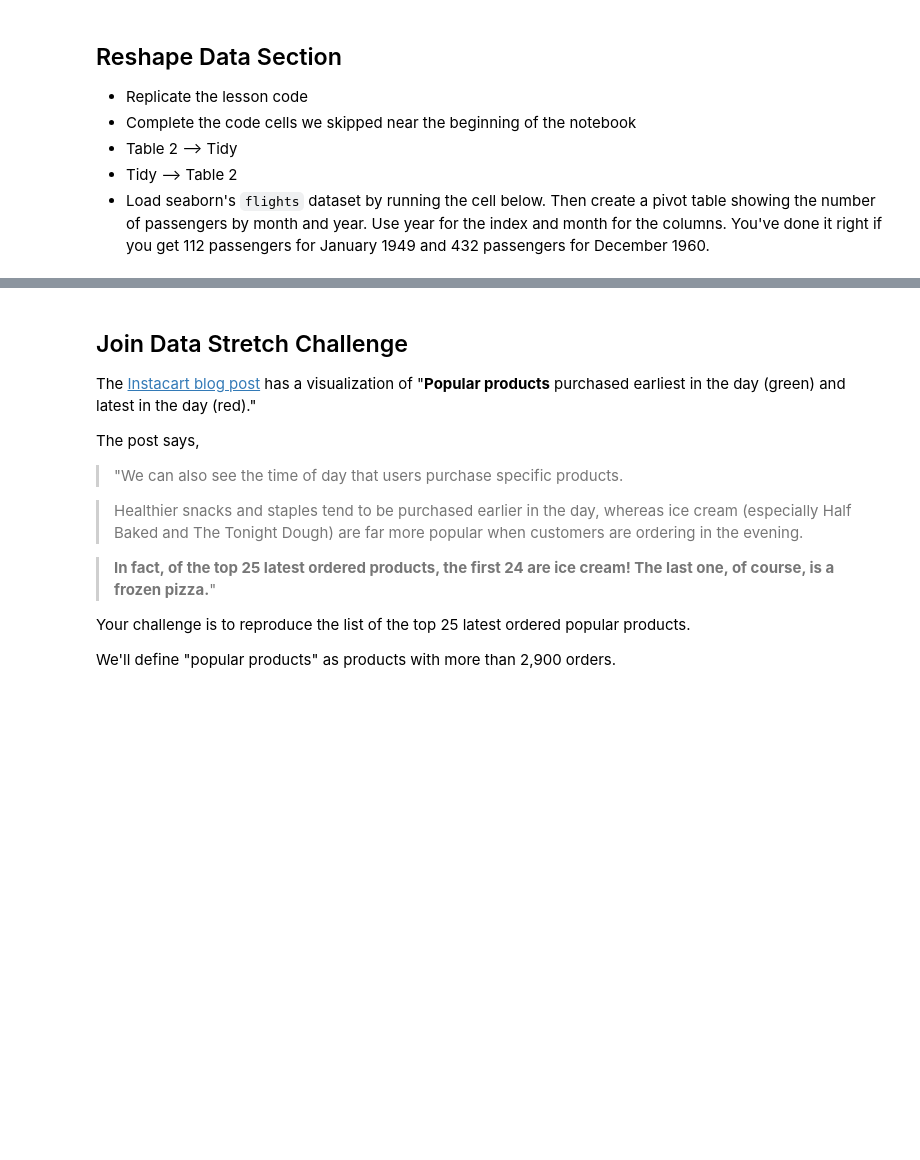
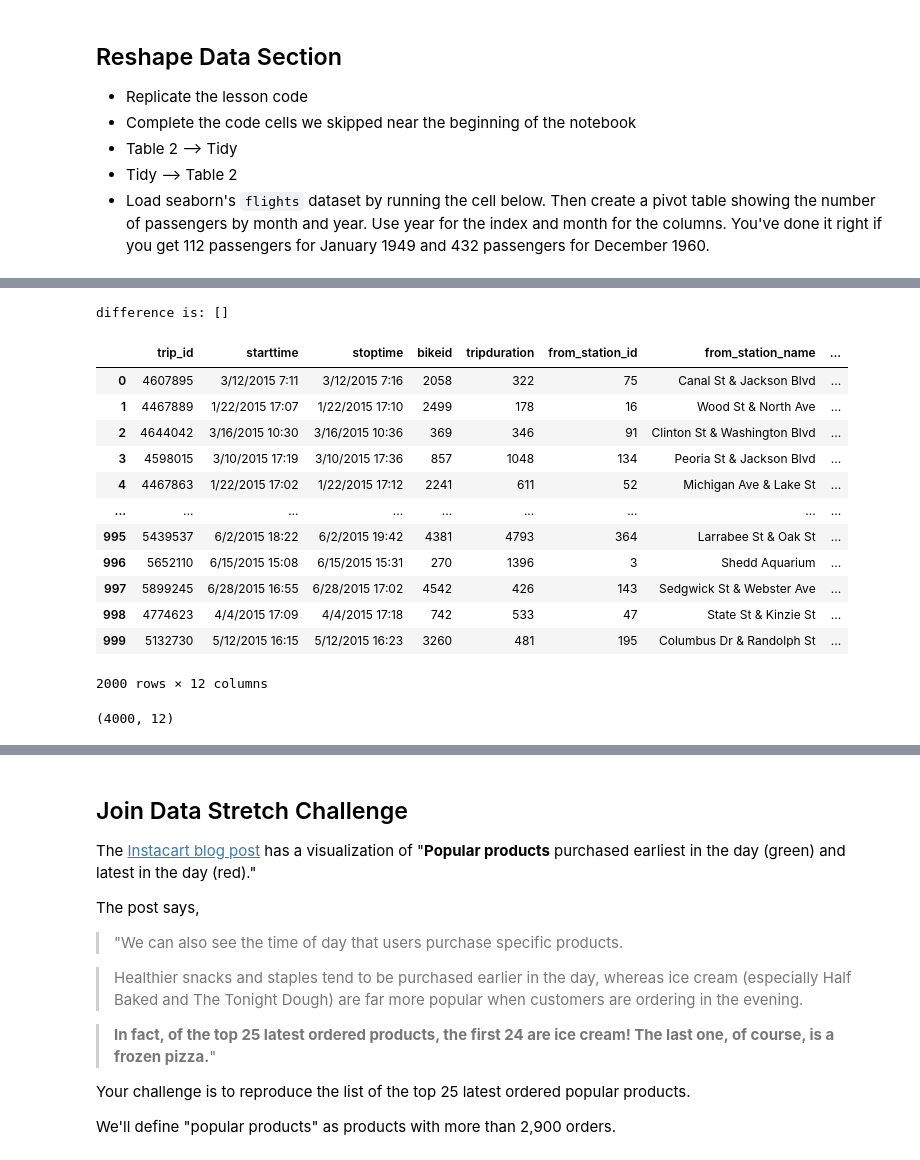
Before and after one commit to gomlfx/CodeSearchNet, a Jupyter notebook: LS_DS_113_Join_and_Reshape_Data_Assignment_Mike_Smith.ipynb, the cells around one changed output, grey strips where cells are left out. Cells and saved outputs as stored; diff of their text form; code cells hidden in the pictures; blank space fills up the shorter version.

```diff
--- a/LS_DS_113_Join_and_Reshape_Data_Assignment_Mike_Smith.ipynb
+++ b/LS_DS_113_Join_and_Reshape_Data_Assignment_Mike_Smith.ipynb
@@ -334,0 +565,14 @@ NameError: ignored
+# %%
+#more complex examples
+#concatenating time-series from Chicago
+# Here's some data about Chicago bikesharing.
+source_path='https://raw.githubusercontent.com/austinlasseter/pandas_visualization/master/data/Divvy_Trips_dataset/'
+q1_path=source_path + 'Divvy_Trips_2015-Q1.csv'
+q2_path=source_path + 'Divvy_Trips_2015-Q2.csv'
+q3_path=source_path + 'Divvy_Trips_2015-Q3.csv'
+q4_path=source_path + 'Divvy_Trips_2015-Q4.csv'
+# %%
+#1st quarter
+q1 = pd.read_csv(q1_path)
+print(q1.shape)
+q1.head()
@@ -334,0 +587,5 @@ NameError: ignored
+# %%
+#2nd quarter?
+q2 = pd.read_csv(q2_path)
+print(q2.shape)
+q2.head()
@@ -334,0 +613,36 @@ NameError: ignored
+# %%
+#check if they're really equal
+def diff_check(list1,list2):
+  diff=list(set(list1)-set(list2))
+  print('difference is:',diff)
+
+diff_check(q1.columns, q2.columns)
+#empty value means there's no difference, the columns are exactly equal
+# %% [output]
+difference is: []
+# %%
+#now that we know they're equal, .concat() them
+q1_q2=pd.concat([q1,q2], axis=0)
+(q1_q2)
+# %% [output]
+|  | trip_id | starttime | stoptime | bikeid | tripduration | from_station_id | from_station_name | ... |
+| 0 | 4607895 | 3/12/2015 7:11 | 3/12/2015 7:16 | 2058 | 322 | 75 | Canal St & Jackson Blvd | ... |
+| 1 | 4467889 | 1/22/2015 17:07 | 1/22/2015 17:10 | 2499 | 178 | 16 | Wood St & North Ave | ... |
+| 2 | 4644042 | 3/16/2015 10:30 | 3/16/2015 10:36 | 369 | 346 | 91 | Clinton St & Washington Blvd | ... |
+| 3 | 4598015 | 3/10/2015 17:19 | 3/10/2015 17:36 | 857 | 1048 | 134 | Peoria St & Jackson Blvd | ... |
+| 4 | 4467863 | 1/22/2015 17:02 | 1/22/2015 17:12 | 2241 | 611 | 52 | Michigan Ave & Lake St | ... |
+| ... | ... | ... | ... | ... | ... | ... | ... | ... |
+| 995 | 5439537 | 6/2/2015 18:22 | 6/2/2015 19:42 | 4381 | 4793 | 364 | Larrabee St & Oak St | ... |
+| 996 | 5652110 | 6/15/2015 15:08 | 6/15/2015 15:31 | 270 | 1396 | 3 | Shedd Aquarium | ... |
+| 997 | 5899245 | 6/28/2015 16:55 | 6/28/2015 17:02 | 4542 | 426 | 143 | Sedgwick St & Webster Ave | ... |
+| 998 | 4774623 | 4/4/2015 17:09 | 4/4/2015 17:18 | 742 | 533 | 47 | State St & Kinzie St | ... |
+| 999 | 5132730 | 5/12/2015 16:15 | 5/12/2015 16:23 | 3260 | 481 | 195 | Columbus Dr & Randolph St | ... |
+2000 rows × 12 columns
+# %%
+#now add q3 and 4
+q3=pd.read_csv(q3_path)
+q4=pd.read_csv(q4_path)
+full_year=pd.concat([q1,q2,q3,q4],axis=0)
+full_year.shape
+# %% [output]
+(4000, 12)
```
Also changed, not shown: parts of 56 cells of this notebook.
